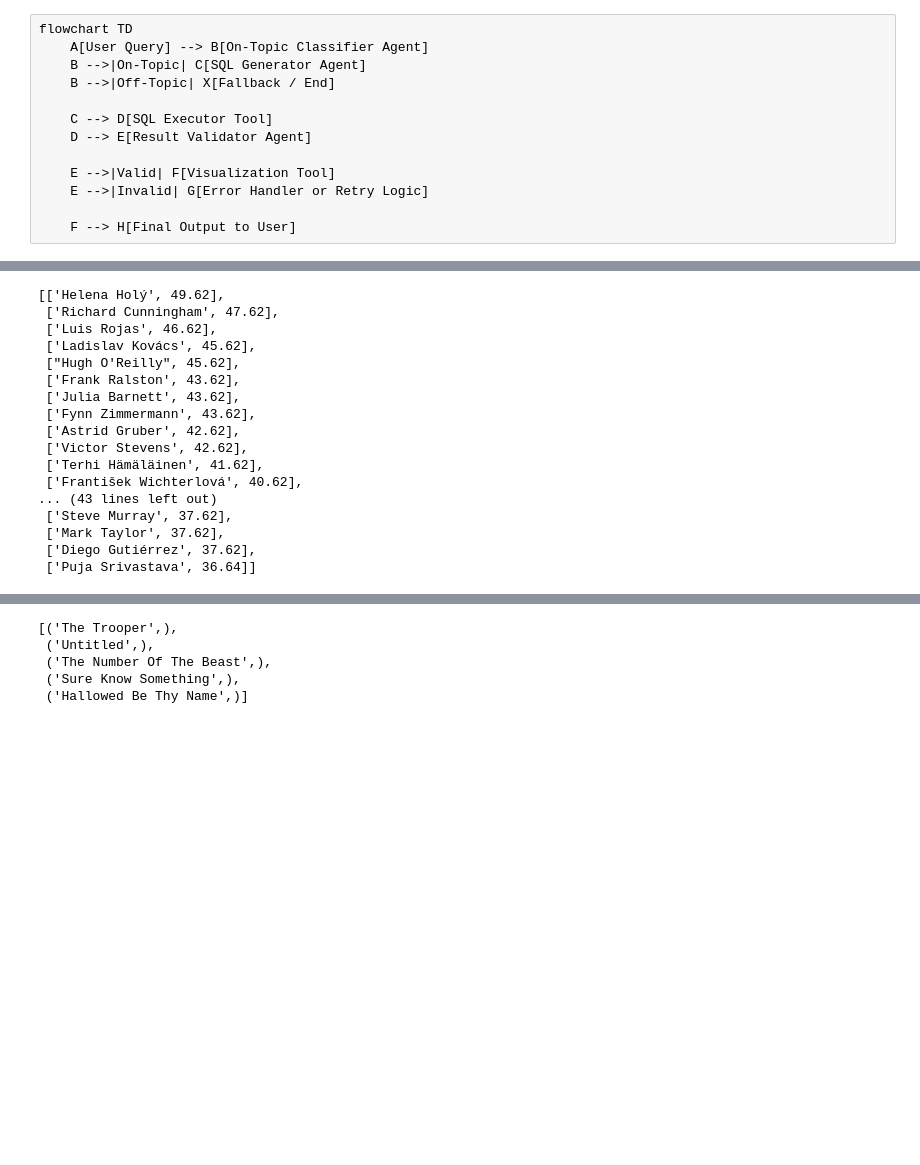
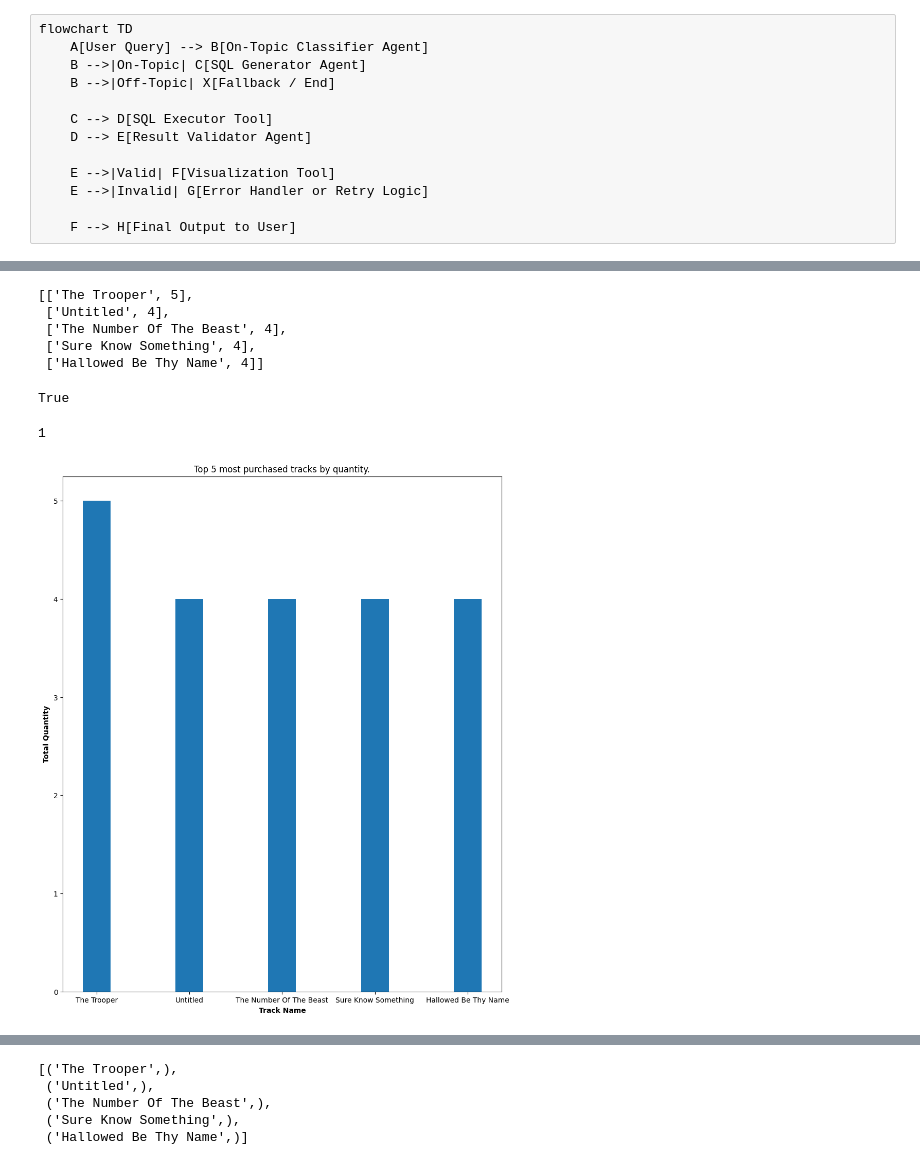
Before and after one commit to shivargha98/langGraph-agentic-playground, a Jupyter notebook: InsightQuery_Agent/experiments.ipynb, the cells around one changed output, grey strips where cells are left out. Cells and saved outputs as stored; diff of their text form; code cells hidden in the pictures; blank space fills up the shorter version.

Commit message:
tools added to insightQuery agent

```diff
--- a/InsightQuery_Agent/experiments.ipynb
+++ b/InsightQuery_Agent/experiments.ipynb
@@ -143,6 +146,6 @@ def SQLGenerator(state:AgentState):
     return state
 # %%
 state_after_sqlgen = SQLGenerator({"messages":[],'sql_result':[],\
-                                   "question":HumanMessage(content="Revenue contributed by each customer.")})
+                                   "question":HumanMessage(content="Top 5 most purchased tracks by quantity.")})
 state_after_sqlgen
 # %% [output]
@@ -181,21 +228,42 @@ state_after_sqlexec
 # %%
-state_after_sqlexec['sql_result'][-1]
-json.loads(state_after_sqlexec['sql_result'][-1])
+data_extracted = json.loads(state_after_sqlexec['sql_result'][-1])
+data_extracted
 # %% [output]
-[['Helena Holý', 49.62],
- ['Richard Cunningham', 47.62],
- ['Luis Rojas', 46.62],
- ['Ladislav Kovács', 45.62],
- ["Hugh O'Reilly", 45.62],
- ['Frank Ralston', 43.62],
- ['Julia Barnett', 43.62],
- ['Fynn Zimmermann', 43.62],
- ['Astrid Gruber', 42.62],
- ['Victor Stevens', 42.62],
- ['Terhi Hämäläinen', 41.62],
- ['František Wichterlová', 40.62],
-... (43 lines left out)
- ['Steve Murray', 37.62],
- ['Mark Taylor', 37.62],
- ['Diego Gutiérrez', 37.62],
- ['Puja Srivastava', 36.64]]
+[['The Trooper', 5],
+ ['Untitled', 4],
+ ['The Number Of The Beast', 4],
+ ['Sure Know Something', 4],
+ ['Hallowed Be Thy Name', 4]]
+# %%
+format = "%Y-%m"
+date = '2013-11'
+res = bool(datetime.strptime(date, format))
+res
+# %% [output]
+True
+# %%
+if all(datetime.strptime(date, format) for date in data1):
+    print(1)
+# %% [output]
+1
+# %%
+data1 = []
+data2 = []
+col_names_reindexed = []
+for i in data_extracted:
+    if len(i) > 1:
+        data1.append(i[0])
+        data2.append(i[1])
+column_names = state_after_sqlexec['sql_query_columns']
+title = state_after_sqlexec['question'].content
+if all(isinstance(x, str) for x in data1):
+    if all(isinstance(x, int) for x in data2):
+        dict_data = {k:v for k,v in zip(data1,data2)}
+        col_names_reindexed = column_names
+else:
+    dict_data = {k:v for k,v in zip(data2,data1)}
+    col_names_reindexed = column_names[::-1]
+dict_data
+bar_chart_tool(dict_data,col_names_reindexed[0],col_names_reindexed[1],title)
+# %% [output]
+[figure, added]
```
Also changed, not shown: parts of 10 cells of this notebook.
